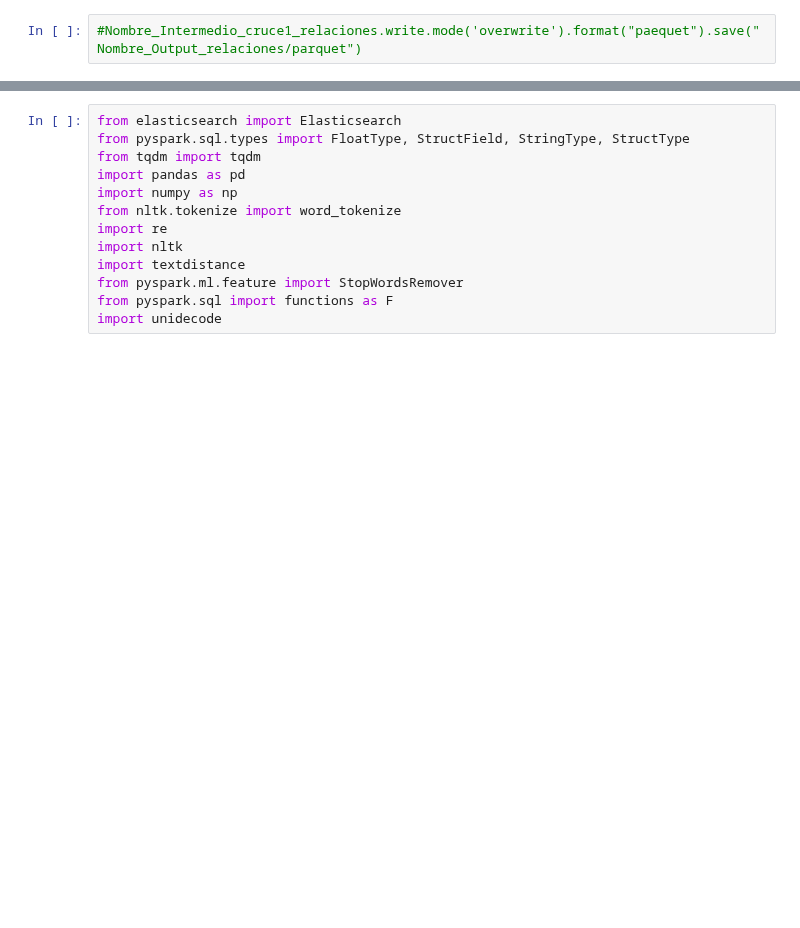
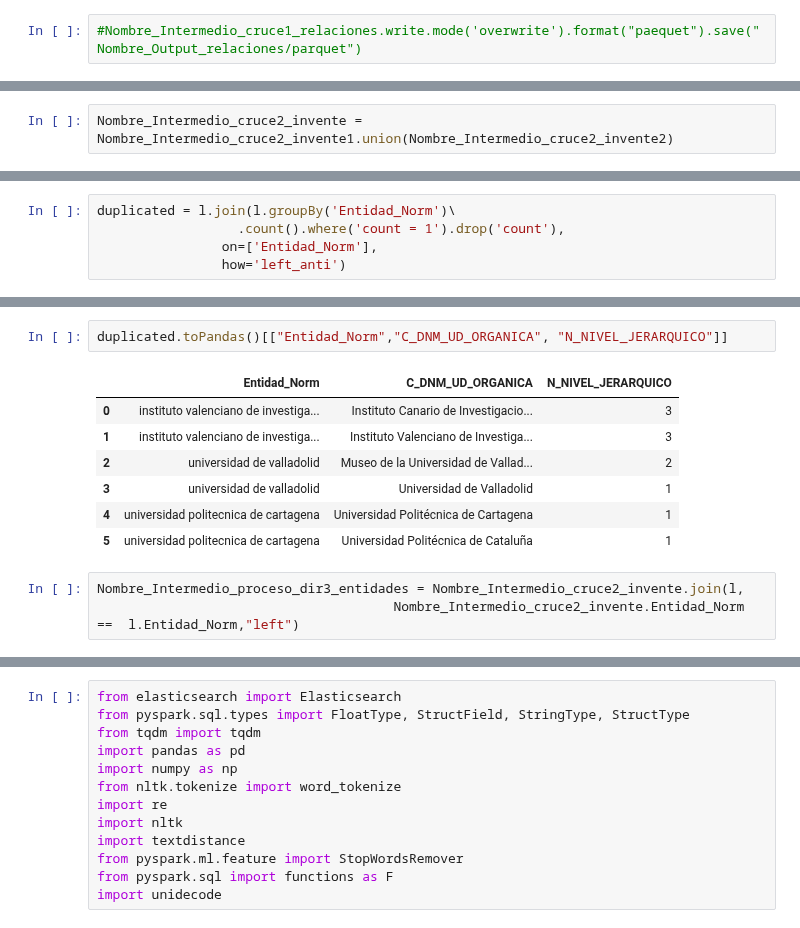
Before and after one commit to Fractal-Software-CA/AVALON, a Jupyter notebook: FuncionAzul.ipynb, the cells around one changed output, grey strips where cells are left out. Drawn from its saved outputs; the diff is of its cells as text; blank space fills up the shorter version.

```diff
--- a/FuncionAzul.ipynb
+++ b/FuncionAzul.ipynb
@@ -267,0 +306,2 @@ result = calcular_Distance_ratcliff_obershelp_ElasticSearch_Ubicacion
+# %%
+Nombre_Intermedio_cruce2_invente = Nombre_Intermedio_cruce2_invente1.union(Nombre_Intermedio_cruce2_invente2)
@@ -267,0 +338,5 @@ result = calcular_Distance_ratcliff_obershelp_ElasticSearch_Ubicacion
+# %%
+duplicated = l.join(l.groupBy('Entidad_Norm')\
+                  .count().where('count = 1').drop('count'),
+                on=['Entidad_Norm'],
+                how='left_anti')
@@ -267,0 +627,13 @@ result = calcular_Distance_ratcliff_obershelp_ElasticSearch_Ubicacion
+# %%
+duplicated.toPandas()[["Entidad_Norm","C_DNM_UD_ORGANICA", "N_NIVEL_JERARQUICO"]]
+# %% [output]
+|  | Entidad_Norm | C_DNM_UD_ORGANICA | N_NIVEL_JERARQUICO |
+| 0 | instituto valenciano de investiga... | Instituto Canario de Investigacio... | 3 |
+| 1 | instituto valenciano de investiga... | Instituto Valenciano de Investiga... | 3 |
+| 2 | universidad de valladolid | Museo de la Universidad de Vallad... | 2 |
+| 3 | universidad de valladolid | Universidad de Valladolid | 1 |
+| 4 | universidad politecnica de cartagena | Universidad Politécnica de Cartagena | 1 |
+| 5 | universidad politecnica de cartagena | Universidad Politécnica de Cataluña | 1 |
+# %%
+Nombre_Intermedio_proceso_dir3_entidades = Nombre_Intermedio_cruce2_invente.join(l,
+                                      Nombre_Intermedio_cruce2_invente.Entidad_Norm ==  l.Entidad_Norm,"left")
```
Also changed, not shown: parts of 58 cells of this notebook, 4 other files.
